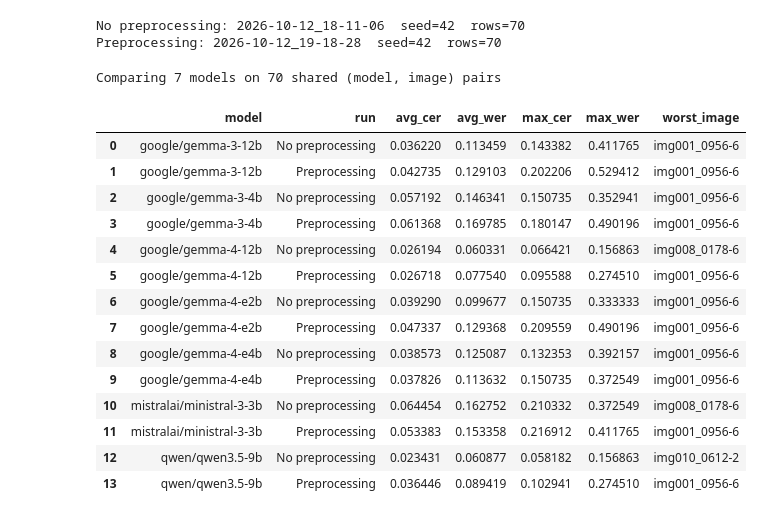
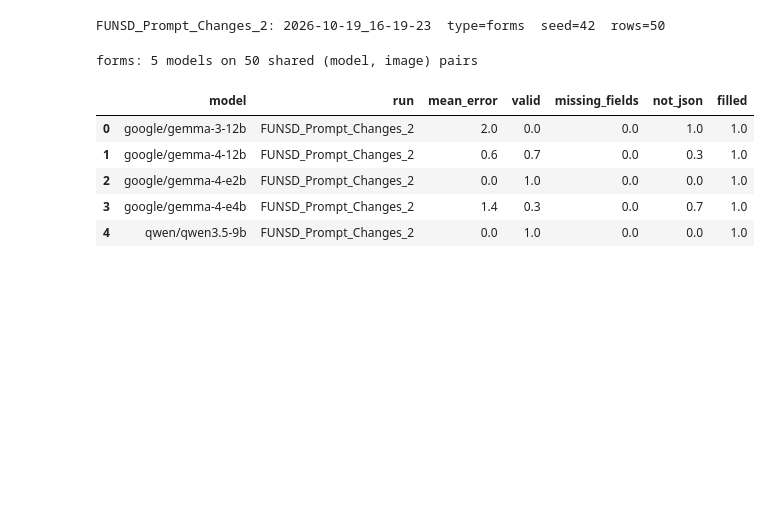
Before and after one commit to F8Hardin/Handwriting-Transcription-With-VLLM, a Jupyter notebook: llm_analysis.ipynb, the cells around one changed output. Cells and saved outputs as stored; diff of their text form; code cells hidden in the pictures; blank space fills up the shorter version.

```diff
--- a/llm_analysis.ipynb
+++ b/llm_analysis.ipynb
@@ -4 +1,4 @@ RUN_B = ("2026-10-12_19-18-28", "Preprocessing")
+# %%
+RUN_A = ("2026-10-19_16-19-23", "FUNSD_Prompt_Changes_2")    # (folder name, label for charts)
+RUN_B = None #("2026-10-19_13-41-06", "FUNSD_Prompt_Changes")    # second run to compare, or None to view a single run
 # %%
@@ -23,41 +35,46 @@ def load_run(name: str, label: str) -> tuple[pd.DataFrame, str]:
-# %%
-df_a, seed_a = load_run(*RUN_A)
-df_b, seed_b = load_run(*RUN_B)
-la, lb = RUN_A[1], RUN_B[1]
-# %% [output]
-No preprocessing: 2026-10-12_18-11-06  seed=42  rows=70
-Preprocessing: 2026-10-12_19-18-28  seed=42  rows=70
+# %%
+runs = [r for r in (RUN_A, RUN_B) if r]
+loaded = [load_run(*r) for r in runs]
+labels = [label for _, label in runs]
+kinds = {kind for _, _, kind in loaded}
+assert len(kinds) == 1, f"Can't compare different run types: {kinds}"
+KIND = kinds.pop()
+# %% [output]
+FUNSD_Prompt_Changes_2: 2026-10-19_16-19-23  type=forms  seed=42  rows=50
 # %%
-if seed_a != seed_b:
-    print(f"⚠ different seeds ({seed_a} vs {seed_b}): the runs tested different pages")
+if len({seed for _, seed, _ in loaded}) > 1:
+    print("different seeds: the runs tested different pages")
 
 keys = ["model", "image"]
-common = df_a[keys].merge(df_b[keys], on=keys)
-df = pd.concat([df_a, df_b]).merge(common, on=keys)
-print(f"Comparing {common['model'].nunique()} models on {len(common)} shared (model, image) pairs")
+common = loaded[0][0][keys]
+for d, _, _ in loaded[1:]:
+    common = common.merge(d[keys], on=keys)
+df = pd.concat([d for d, _, _ in loaded]).merge(common, on=keys)
+print(f"{KIND}: {common['model'].nunique()} models on {len(common)} shared (model, image) pairs")
 # %% [output]
-Comparing 7 models on 70 shared (model, image) pairs
+forms: 5 models on 50 shared (model, image) pairs
 # %%
-summary = (df.groupby(["model", "run"])
-             .agg(avg_cer=("cer", "mean"), avg_wer=("wer", "mean"),
-                  max_cer=("cer", "max"),  max_wer=("wer", "max"))
-             .reset_index())
-worst = df.loc[df.groupby(["model", "run"])["cer"].idxmax(), ["model", "run", "image"]]
-summary = summary.merge(worst.rename(columns={"image": "worst_image"}), on=["model", "run"])
+if KIND == "transcription":
+    summary = (df.groupby(["model", "run"])
+                 .agg(avg_cer=("cer", "mean"), avg_wer=("wer", "mean"),
+                      max_cer=("cer", "max"),  max_wer=("wer", "max"))
+                 .reset_index())
+    worst = df.loc[df.groupby(["model", "run"])["cer"].idxmax(), ["model", "run", "image"]]
+    summary = summary.merge(worst.rename(columns={"image": "worst_image"}), on=["model", "run"])
+else:
+    err = "json_format_error"
+    summary = (df.groupby(["model", "run"])
+                 .agg(mean_error=(err, "mean"),
+                      valid=(err, lambda s: (s == 0).mean()),
+                      missing_fields=(err, lambda s: (s == 1).mean()),
+                      not_json=(err, lambda s: (s == 2).mean()),
+                      filled=("filled", "mean"))
+                 .reset_index())
 summary
 # %% [output]
-|  | model | run | avg_cer | avg_wer | max_cer | max_wer | worst_image |
-| 0 | google/gemma-3-12b | No preprocessing | 0.036220 | 0.113459 | 0.143382 | 0.411765 | img001_0956-6 |
-| 1 | google/gemma-3-12b | Preprocessing | 0.042735 | 0.129103 | 0.202206 | 0.529412 | img001_0956-6 |
-| 2 | google/gemma-3-4b | No preprocessing | 0.057192 | 0.146341 | 0.150735 | 0.352941 | img001_0956-6 |
-| 3 | google/gemma-3-4b | Preprocessing | 0.061368 | 0.169785 | 0.180147 | 0.490196 | img001_0956-6 |
-| 4 | google/gemma-4-12b | No preprocessing | 0.026194 | 0.060331 | 0.066421 | 0.156863 | img008_0178-6 |
-| 5 | google/gemma-4-12b | Preprocessing | 0.026718 | 0.077540 | 0.095588 | 0.274510 | img001_0956-6 |
-| 6 | google/gemma-4-e2b | No preprocessing | 0.039290 | 0.099677 | 0.150735 | 0.333333 | img001_0956-6 |
-| 7 | google/gemma-4-e2b | Preprocessing | 0.047337 | 0.129368 | 0.209559 | 0.490196 | img001_0956-6 |
-| 8 | google/gemma-4-e4b | No preprocessing | 0.038573 | 0.125087 | 0.132353 | 0.392157 | img001_0956-6 |
-| 9 | google/gemma-4-e4b | Preprocessing | 0.037826 | 0.113632 | 0.150735 | 0.372549 | img001_0956-6 |
-| 10 | mistralai/ministral-3-3b | No preprocessing | 0.064454 | 0.162752 | 0.210332 | 0.372549 | img008_0178-6 |
-| 11 | mistralai/ministral-3-3b | Preprocessing | 0.053383 | 0.153358 | 0.216912 | 0.411765 | img001_0956-6 |
-| 12 | qwen/qwen3.5-9b | No preprocessing | 0.023431 | 0.060877 | 0.058182 | 0.156863 | img010_0612-2 |
-| 13 | qwen/qwen3.5-9b | Preprocessing | 0.036446 | 0.089419 | 0.102941 | 0.274510 | img001_0956-6 |
+|  | model | run | mean_error | valid | missing_fields | not_json | filled |
+| 0 | google/gemma-3-12b | FUNSD_Prompt_Changes_2 | 2.0 | 0.0 | 0.0 | 1.0 | 1.0 |
+| 1 | google/gemma-4-12b | FUNSD_Prompt_Changes_2 | 0.6 | 0.7 | 0.0 | 0.3 | 1.0 |
+| 2 | google/gemma-4-e2b | FUNSD_Prompt_Changes_2 | 0.0 | 1.0 | 0.0 | 0.0 | 1.0 |
+| 3 | google/gemma-4-e4b | FUNSD_Prompt_Changes_2 | 1.4 | 0.3 | 0.0 | 0.7 | 1.0 |
+| 4 | qwen/qwen3.5-9b | FUNSD_Prompt_Changes_2 | 0.0 | 1.0 | 0.0 | 0.0 | 1.0 |
```
Also changed, not shown: parts of 7 cells of this notebook, 4 other files.
